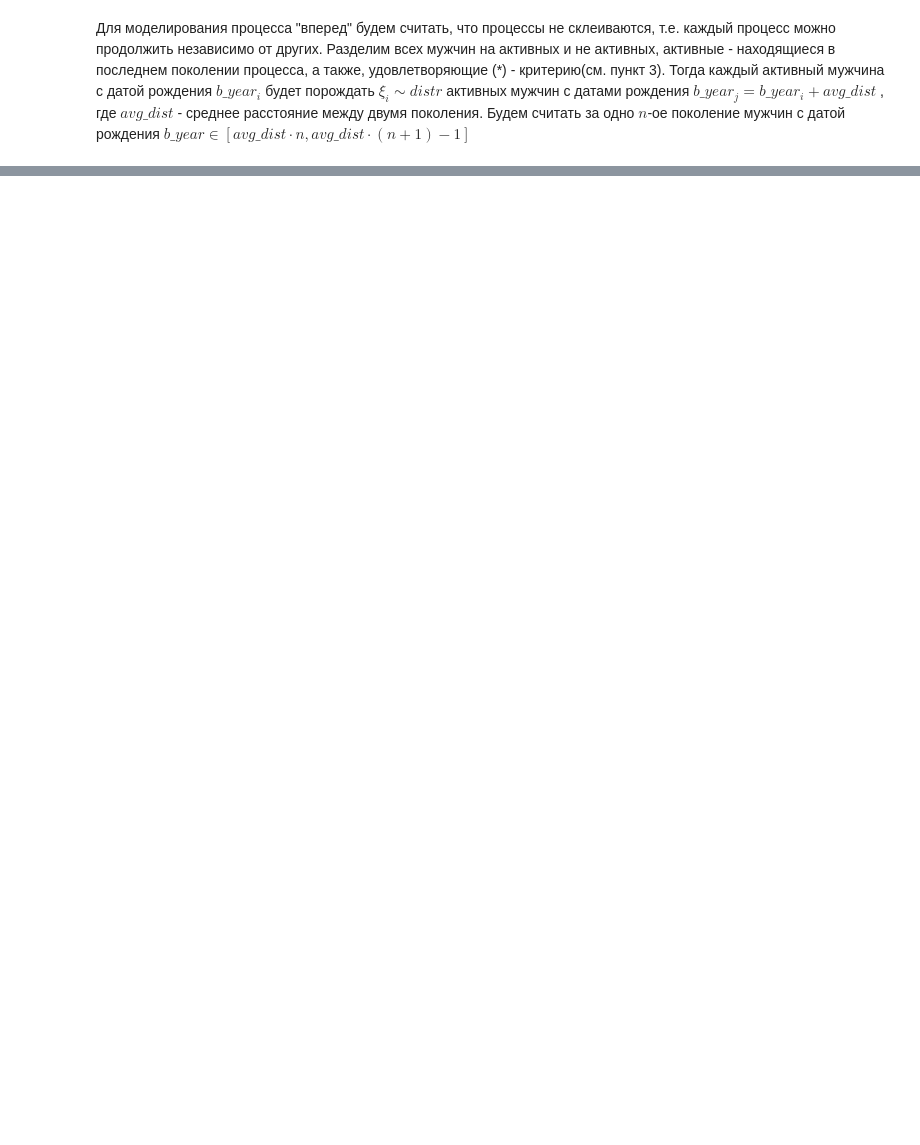
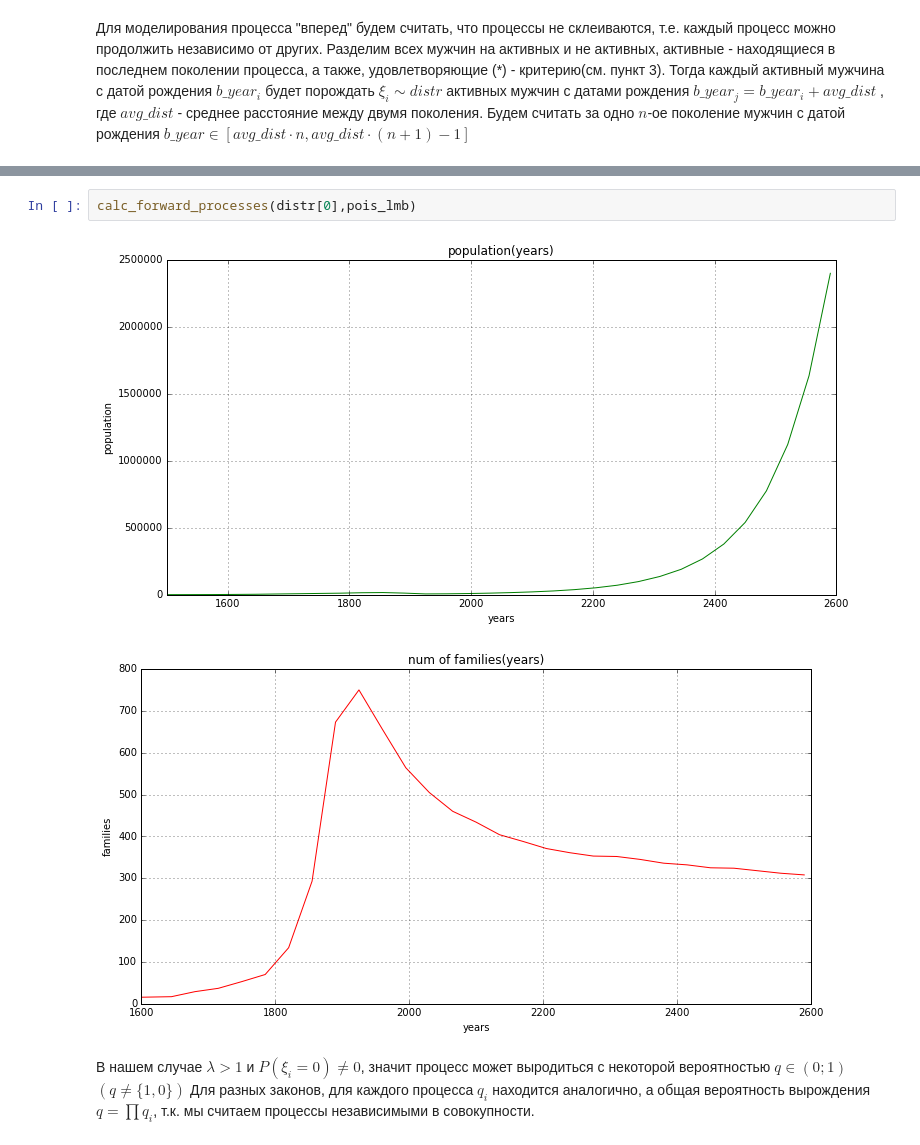
Before and after one commit to ale3otik/MIPT-2016-Stochastic-process, a Jupyter notebook: task1/t1_Zotov_Alexey_497.ipynb, the cells around one changed output, grey strips where cells are left out. Saved outputs shown, nothing was run; the diff lists cells and outputs as text; blank space fills up the shorter version.

```diff
--- a/task1/t1_Zotov_Alexey_497.ipynb
+++ b/task1/t1_Zotov_Alexey_497.ipynb
@@ -383,0 +464,8 @@ poiss(1.00242095896)
+# %%
+calc_forward_processes(distr[0],pois_lmb)
+# %% [output]
+[figure, added]
+[figure, added]
+# %% [markdown]
+В нашем случае $\lambda > 1$ и $P(\xi_i = 0) \neq 0$, значит процесс может выродиться с некоторой вероятностью $q \in (0;1)$ $(q \neq \{1,0\})$
+Для разных законов, для каждого процесса $q_i$ находится аналогично, а общая вероятность вырождения $q = \prod q_i$, т.к. мы считаем процессы независимыми в совокупности.
```
Also changed, not shown: parts of 15 cells of this notebook.
